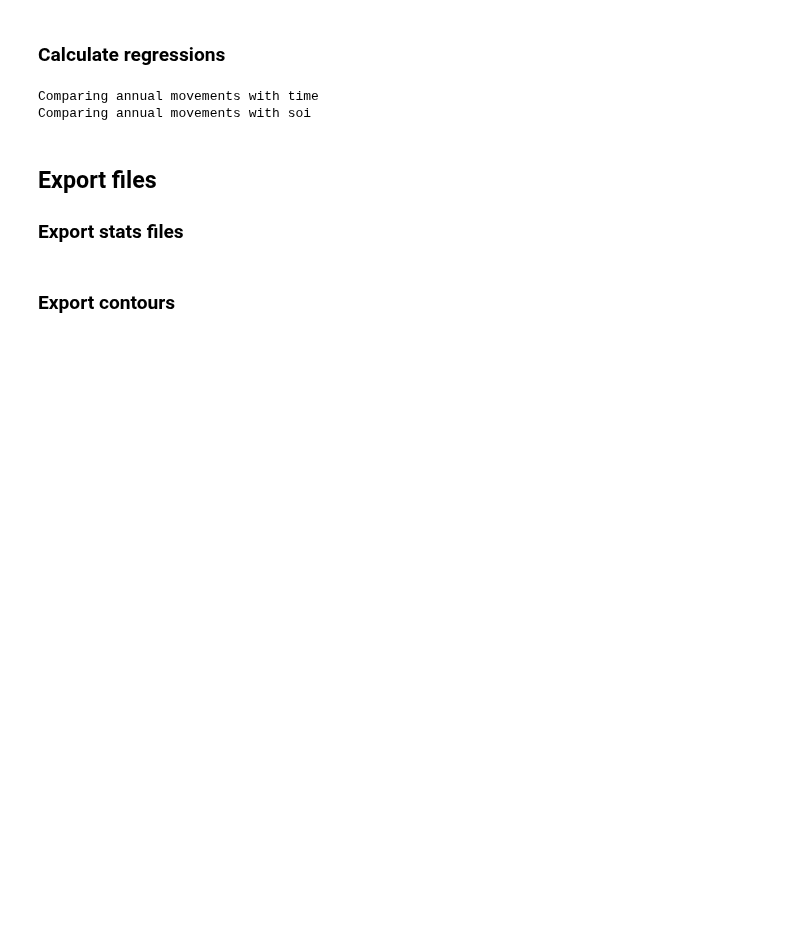
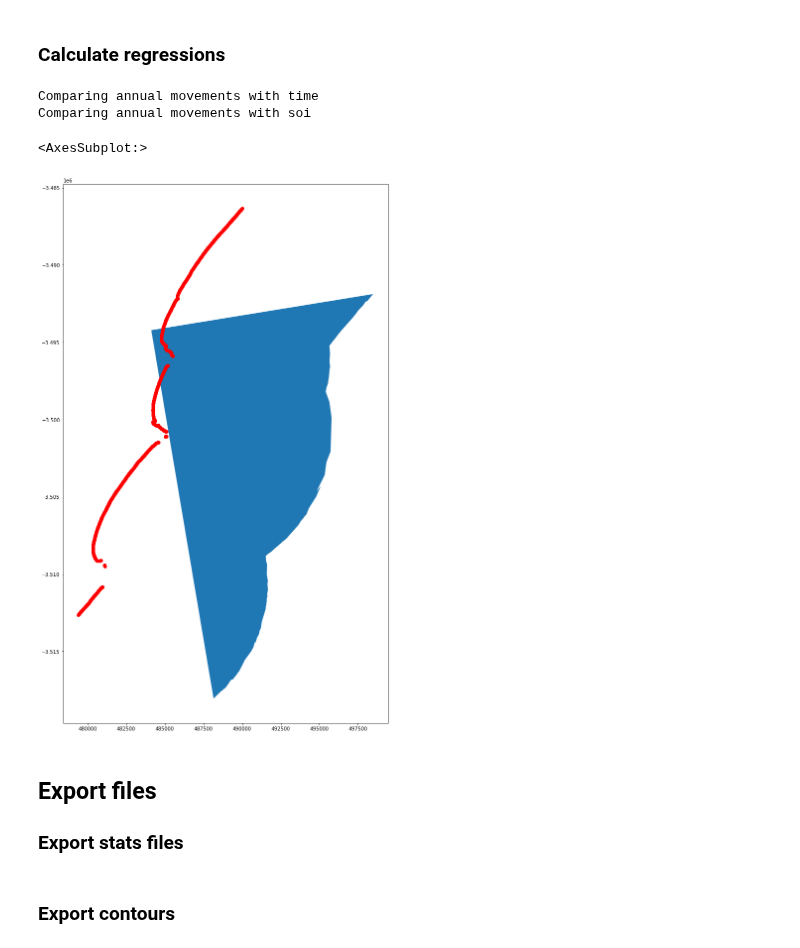
Before and after one commit to GeoscienceAustralia/dea-coastlines, a Jupyter notebook: notebooks/DEACoastlines_generation_vector.ipynb, the cells around one changed output. Saved outputs shown, nothing was run; the diff lists cells and outputs as text; code cells hidden in the pictures; blank space fills up the shorter version.

```diff
--- a/notebooks/DEACoastlines_vector_generation.ipynb
+++ b/notebooks/DEACoastlines_generation_vector.ipynb
@@ -47,12 +43,12 @@ The autoreload extension is already loaded. To reload it, use:
 ## Load in data
 # %%
 # Read in contours
-study_area = 8434  # 8335
-raster_version = 'refactor_test'
-vector_version = 'refactor_test'
+study_area = '8335'  # 8335
+raster_version = 'click_test'
+vector_version = 'click_test'
 water_index = 'mndwi'
 index_threshold = 0.00
-baseline_year = '2019'
+baseline_year = '2020'
 # %% [markdown]
 ## Load DEA CoastLines rasters
 # %%
@@ -111,12 +107,18 @@ comp_gdf = (gpd.read_file(studyarea_path,
             .set_index('id')
             .to_crs(str(yearly_ds.crs)))
 
-# Mask to study area
-study_area_poly = comp_gdf.loc[study_area]
+# Study area polygon
+studyarea_path = '../data/raw/50km_albers_grid_clipped.geojson'
+gridcell_gdf = (gpd.read_file(studyarea_path, bbox=bbox)
+                .set_index('id')
+                .to_crs(str(yearly_ds.crs)))
+gridcell_gdf.index = gridcell_gdf.index.astype(str)
+gridcell_gdf = gridcell_gdf.loc[[str(study_area)]]
 
 # Load climate indices
 climate_df = dea_coastlines.vector.load_climate_data(index='soi',
-                                           years=(1988, int(baseline_year)),
+                                           years=(yearly_ds.year.min().item(),
+                                                  yearly_ds.year.max().item()),
                                            annual=True,
                                            detrend=True)
 # %% [markdown]
@@ -193,6 +195,15 @@ points_gdf[stats_list] = points_gdf.apply(
 # %% [output]
 Comparing annual movements with time
 Comparing annual movements with soi
+# %%
+# points_gdf.intersects(
+fig,ax = plt.subplots(1, 1, figsize=(20,20))
+import matplotlib.pyplot as plt
+gridcell_gdf.plot(ax=ax)
+points_gdf.plot(ax=plt.gca(), c='red')
+# %% [output]
+<AxesSubplot:>
+[figure, added]
 # %% [markdown]
 ## Export files
 
```
Also changed, not shown: parts of 5 cells of this notebook, 5 other files.
